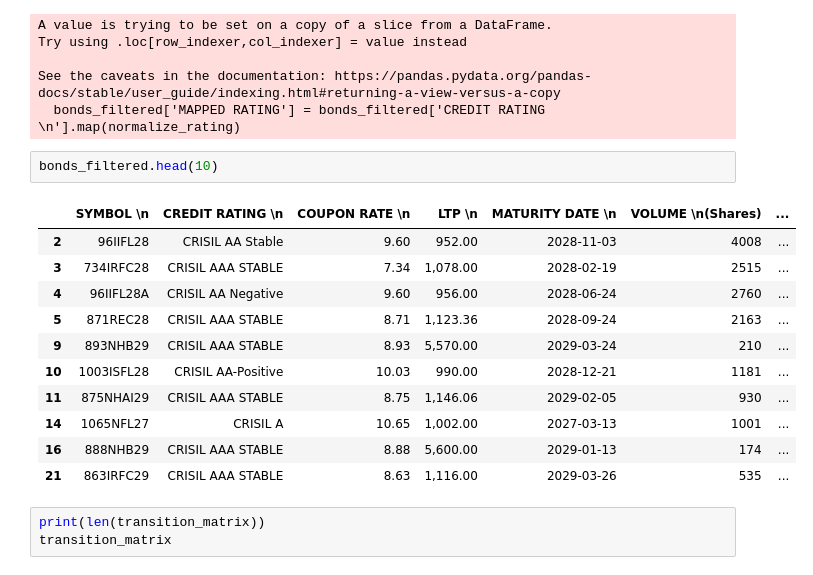
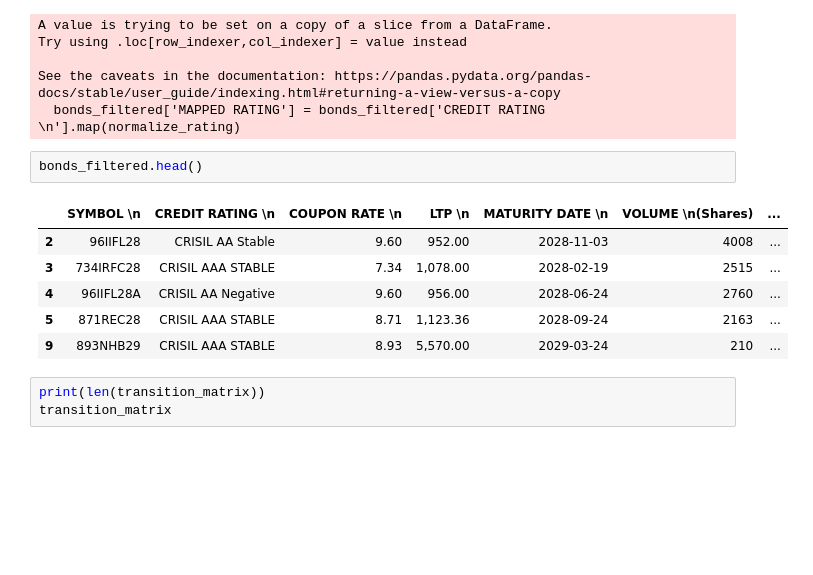
Before and after one commit to Rudra-prasad-tarai/CreditRiskOptimisation, a Jupyter notebook: Credit_Risk_Optimisation.ipynb, the cells around one changed output. Cells and saved outputs as stored; diff of their text form; blank space fills up the shorter version.

```diff
--- a/Credit_Risk_Optimisation.ipynb
+++ b/Credit_Risk_Optimisation.ipynb
@@ -231,19 +231,14 @@ Try using .loc[row_indexer,col_indexer] = value instead
 See the caveats in the documentation: https://pandas.pydata.org/pandas-docs/stable/user_guide/indexing.html#returning-a-view-versus-a-copy
   bonds_filtered['MAPPED RATING'] = bonds_filtered['CREDIT RATING \n'].map(normalize_rating)
 # %%
-bonds_filtered.head(10)
+bonds_filtered.head()
 # %% [output]
 |  | SYMBOL \n | CREDIT RATING \n | COUPON RATE \n | LTP \n | MATURITY DATE \n | VOLUME \n(Shares) | ... |
 | 2 | 96IIFL28 | CRISIL AA Stable | 9.60 | 952.00 | 2028-11-03 | 4008 | ... |
 | 3 | 734IRFC28 | CRISIL AAA STABLE | 7.34 | 1,078.00 | 2028-02-19 | 2515 | ... |
 | 4 | 96IIFL28A | CRISIL AA Negative | 9.60 | 956.00 | 2028-06-24 | 2760 | ... |
 | 5 | 871REC28 | CRISIL AAA STABLE | 8.71 | 1,123.36 | 2028-09-24 | 2163 | ... |
 | 9 | 893NHB29 | CRISIL AAA STABLE | 8.93 | 5,570.00 | 2029-03-24 | 210 | ... |
-| 10 | 1003ISFL28 | CRISIL AA-Positive | 10.03 | 990.00 | 2028-12-21 | 1181 | ... |
-| 11 | 875NHAI29 | CRISIL AAA STABLE | 8.75 | 1,146.06 | 2029-02-05 | 930 | ... |
-| 14 | 1065NFL27 | CRISIL A | 10.65 | 1,002.00 | 2027-03-13 | 1001 | ... |
-| 16 | 888NHB29 | CRISIL AAA STABLE | 8.88 | 5,600.00 | 2029-01-13 | 174 | ... |
-| 21 | 863IRFC29 | CRISIL AAA STABLE | 8.63 | 1,116.00 | 2029-03-26 | 535 | ... |
 # %%
 print(len(transition_matrix))
 transition_matrix
```
Also changed, not shown: parts of 26 cells of this notebook.
